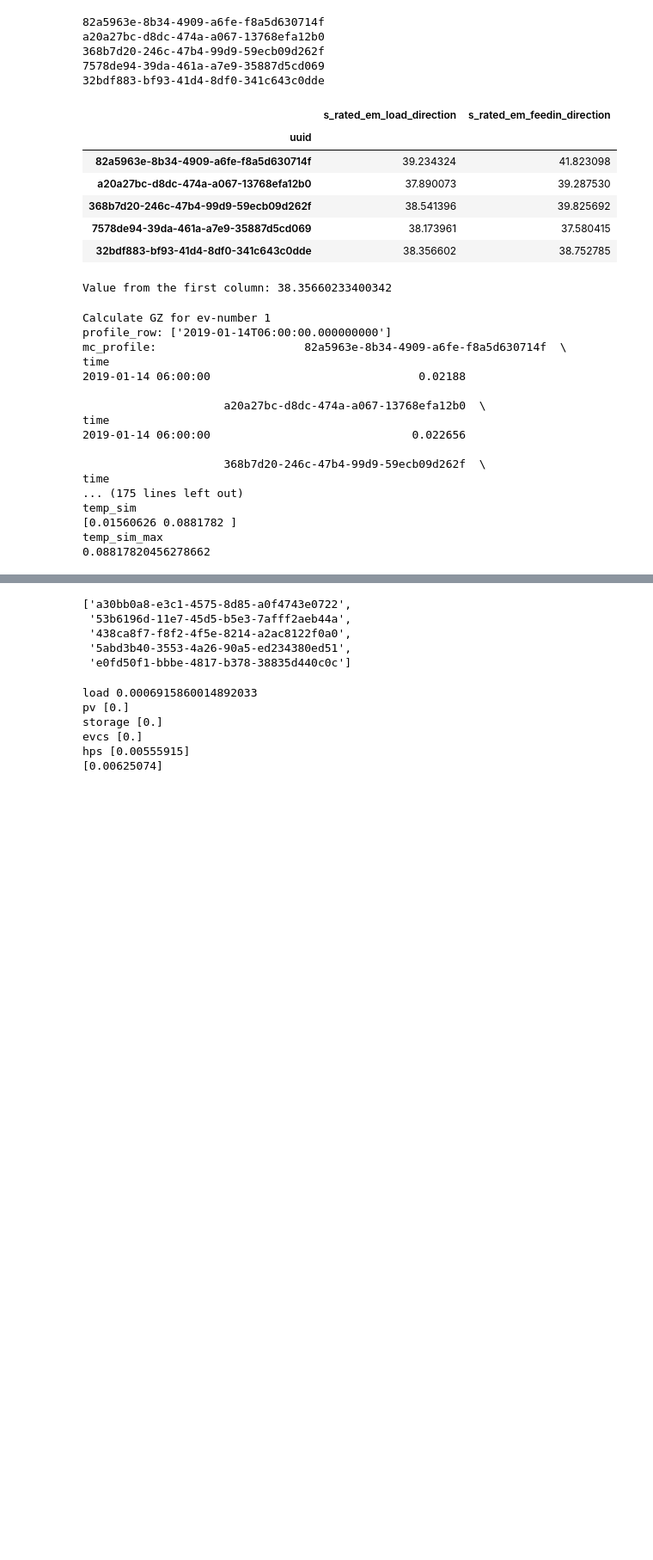
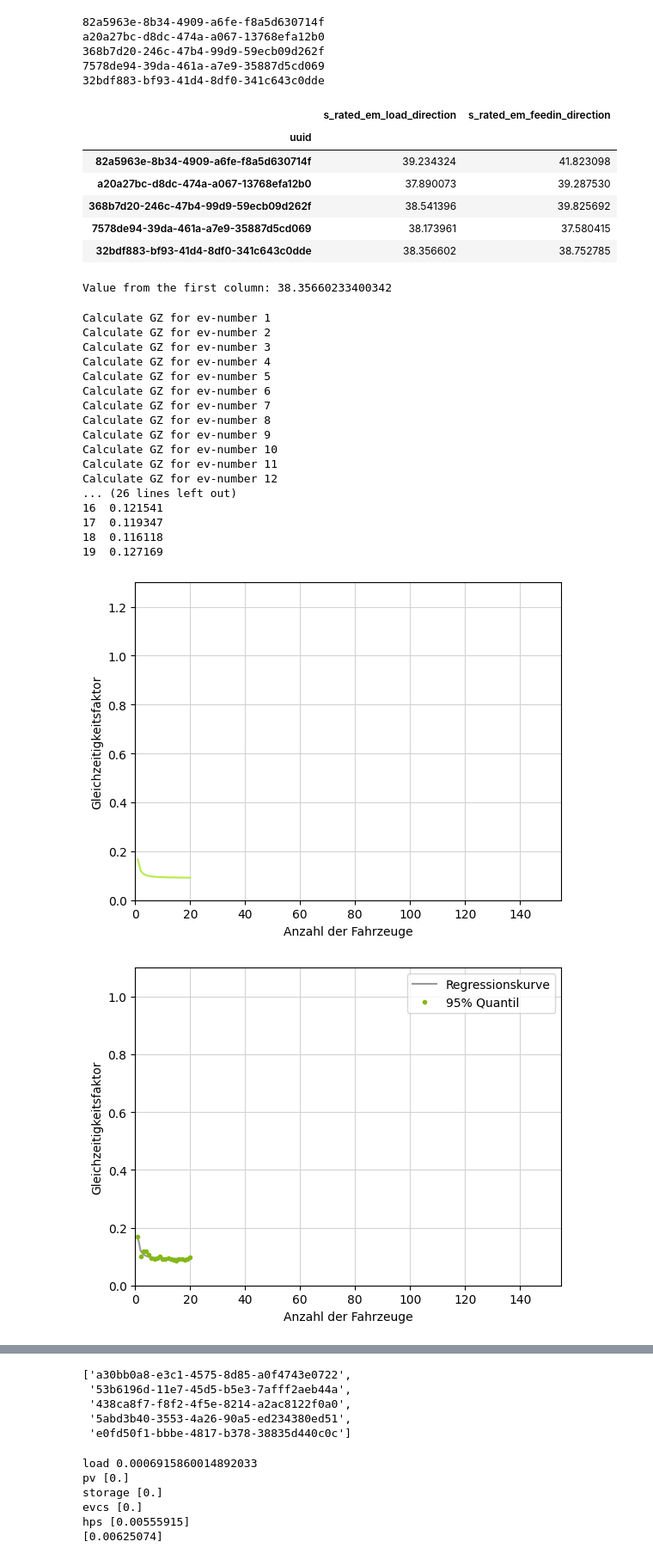
Before and after one commit to ie3-institute/pypsdm, a Jupyter notebook: pypsdm/analysis/concurrency.ipynb, the cells around one changed output, grey strips where cells are left out. Shown at 86% size. Cells and saved outputs as stored; diff of their text form; code cells hidden in the pictures; blank space fills up the shorter version.

```diff
--- a/pypsdm/analysis/concurrency.ipynb
+++ b/pypsdm/analysis/concurrency.ipynb
@@ -428,3 +428,6 @@ em_installed_capacity_res
 | 368b7d20-246c-47b4-99d9-59ecb09d262f | 38.541396 | 39.825692 |
 | 7578de94-39da-461a-a7e9-35887d5cd069 | 38.173961 | 37.580415 |
 | 32bdf883-bf93-41d4-8df0-341c643c0dde | 38.356602 | 38.752785 |
+# %%
+test2 = em_cases_dict.index.tolist()
+test2
@@ -430,0 +452,8 @@ em_installed_capacity_res
+# %%
+em_installed_capacity_res_2 = pd.DataFrame(columns=['s_rated_em_load_direction', 's_rated_em_feedin_direction'])
+for item in test2:
+    val = getEmInstalledCapacatiyFromUuid(item, ems_grid)
+    em_installed_capacity_res_2.loc[item]= [val.values[0][0], val.values[0][1]]
+
+
+em_installed_capacity_res_2
@@ -581,8 +682,8 @@ def fit_sim_curve(x_values, y_values):
 # Parameter, die einzustellen sind:
 num_vehicles = 100
 #len_curve = 150  # Ziel: 150, gibt die maximale Anzahl an EV innerhalb der GZ-Kurve an
-len_curve = 3  # Ziel: 150, gibt die maximale Anzahl an EV innerhalb der GZ-Kurve an
-num_mc = 2  # Ziel: 1000, Anzahl an Monte-Carlo-Iterationen pro Punkt in der GZ-Kurve
+len_curve = 20 # Ziel: 150, gibt die maximale Anzahl an EV innerhalb der GZ-Kurve an
+num_mc = 300  # Ziel: 1000, Anzahl an Monte-Carlo-Iterationen pro Punkt in der GZ-Kurve
 
 # Initialisierung
 temp_profile = pd.DataFrame(np.zeros(shape=(0, num_vehicles)))
@@ -590,28 +691,30 @@ temp_sim = pd.DataFrame(np.zeros(shape=(num_mc, 1)))
 
 # Einlesen der Daten:
 
-
 df_resample = quarter_hourly_mean_resample(gwr.results.participants.ems.p)
-df_resample = df_resample.filter(em_installed_capacity_res.index)
-df_norm = normalize_dataframe_by_installed_capacity(df_resample, em_installed_capacity_res)
-
+#df_resample = df_resample.filter(em_installed_capacity_res.index)
+#df_norm = normalize_dataframe_by_installed_capacity(df_resample, em_installed_capacity_res)
+#df_norm = normalize_dataframe_min_max(df_resample)
+df_norm = df_resample
 
 # Start: GZ-Kurve
-sim_curve, quantile_95_tot = calculate_gz_curve(df_norm, em_installed_capacity_res, len_curve, num_mc)
+sim_curve, quantile_95_tot = calculate_gz(df_norm, em_installed_capacity_res_2, len_curve, num_mc)
 quantile_95_cut = quantile_95_tot.iloc[:, 0] < 1
 quantile_95 = quantile_95_tot.loc[quantile_95_cut, 0].to_numpy()
 quantile_95_indices = pd.Series(range(1, len(quantile_95)+1)).to_numpy()
-# Kurvenregression
-param_opt, param_cov, r_squared = fit_sim_curve(quantile_95_indices, quantile_95)
-a_opt, b_opt, c_opt = param_opt
-fitted_sim = fit_function(quantile_95_indices, a_opt, b_opt, c_opt)
 
-x = np.arange(1, len(quantile_95_tot[0]) + 1)
-y = np.ones_like(quantile_95_tot[0])
-y[quantile_95_tot[0] < 1] = fitted_sim[:len(fitted_sim)]
+if 1 ==1 :
+    # Kurvenregression
+    param_opt, param_cov, r_squared = fit_sim_curve(quantile_95_indices, quantile_95)
+    a_opt, b_opt, c_opt = param_opt
+    fitted_sim = fit_function(quantile_95_indices, a_opt, b_opt, c_opt)
+
+    x = np.arange(1, len(quantile_95_tot[0]) + 1)
+    y = np.ones_like(quantile_95_tot[0])
+    y[quantile_95_tot[0] < 1] = fitted_sim[:len(fitted_sim)]
 
 
-if 0 == 1:
+if 1 == 1:
     """
     Plots
     """
@@ -633,46 +736,48 @@ if 0 == 1:
     plt.grid(color='lightgrey', linestyle='-')
     plt.xlabel('Anzahl der Fahrzeuge')
     plt.ylim(0, 1.1)
     plt.xlim(0, 155)
     plt.ylabel('Gleichzeitigkeitsfaktor')
     plt.legend()
     plt.show()
 
     # Plot 1
     plt.plot((sim_curve.index + 1), sim_curve, label='Maximale Gleichzeitigkeit', color=(0.6, 0.6, 0.6))
     plt.grid(color='lightgrey', linestyle='-')
     plt.plot((quantile_95_tot.index + 1), quantile_95_tot, '.', label='95% Quantil', color=(0.517, 0.721, 0.094))
     plt.plot(x, y, label='Regressionskurve', color=(0.3, 0.3, 0.3))
     plt.xlabel('Anzahl der Fahrzeuge')
     plt.ylim(0, 1.1)
     plt.xlim(0, 155)
     plt.ylabel('Gleichzeitigkeitsfaktor')
     plt.legend()
     plt.show()
 
     # Plot 3
     plt.plot(x, y, label='95% Quantil', color=(0.517, 0.721, 0.094))
     plt.grid(color='lightgrey', linestyle='-')
     plt.xlabel('Anzahl der Fahrzeuge')
     plt.ylim(0, 1.1)
     plt.xlim(0, 155)
     plt.ylabel('Gleichzeitigkeitsfaktor')
     plt.show()
 # %% [output]
 Calculate GZ for ev-number 1
-profile_row: ['2019-01-14T06:00:00.000000000']
-mc_profile:                      82a5963e-8b34-4909-a6fe-f8a5d630714f  \
-time
-2019-01-14 06:00:00                               0.02188
-
-                     a20a27bc-d8dc-474a-a067-13768efa12b0  \
-time
-2019-01-14 06:00:00                              0.022656
-
-                     368b7d20-246c-47b4-99d9-59ecb09d262f  \
-time
-... (175 lines left out)
-temp_sim
-[0.01560626 0.0881782 ]
-temp_sim_max
-0.08817820456278662
+Calculate GZ for ev-number 2
+Calculate GZ for ev-number 3
+Calculate GZ for ev-number 4
+Calculate GZ for ev-number 5
+Calculate GZ for ev-number 6
+Calculate GZ for ev-number 7
+Calculate GZ for ev-number 8
+Calculate GZ for ev-number 9
+Calculate GZ for ev-number 10
+Calculate GZ for ev-number 11
+Calculate GZ for ev-number 12
+... (26 lines left out)
+16  0.121541
+17  0.119347
+18  0.116118
+19  0.127169
+[figure, added]
+[figure, added]
```
Also changed, not shown: parts of 10 cells of this notebook.
